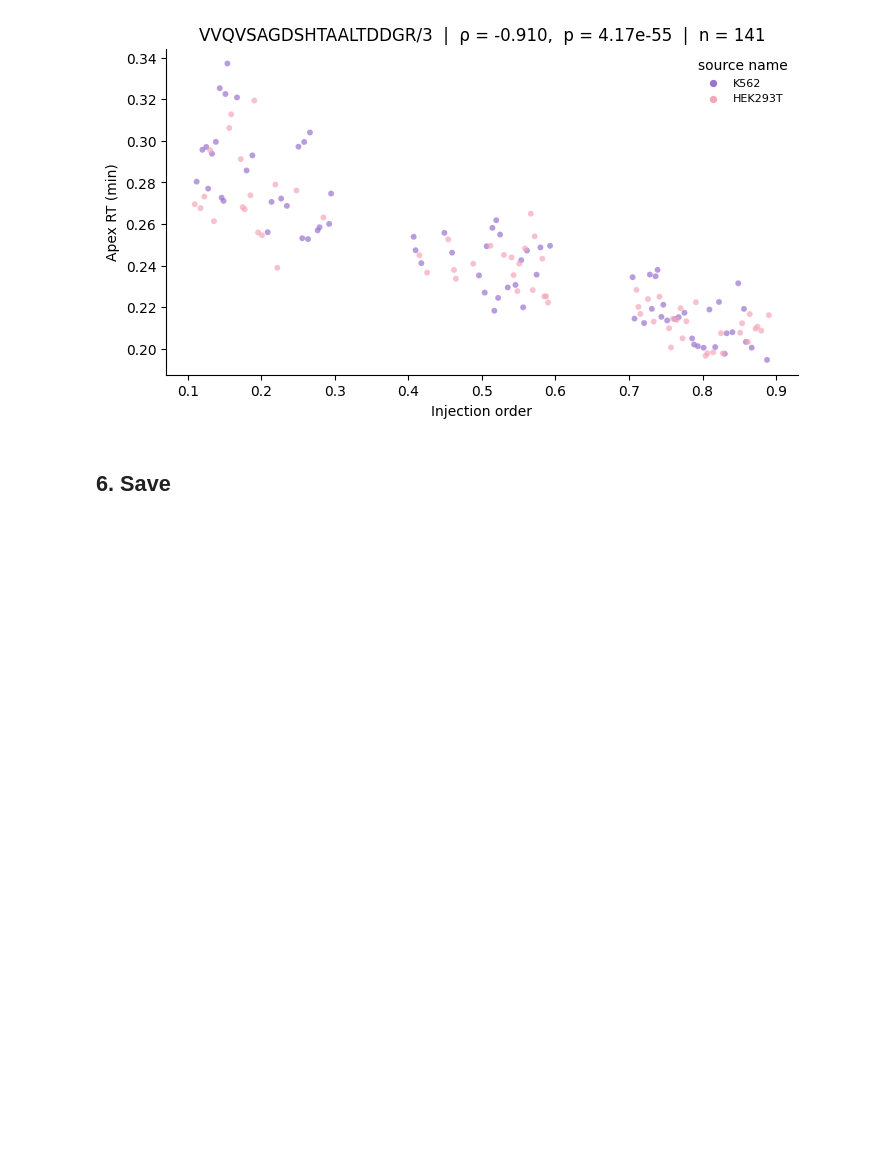
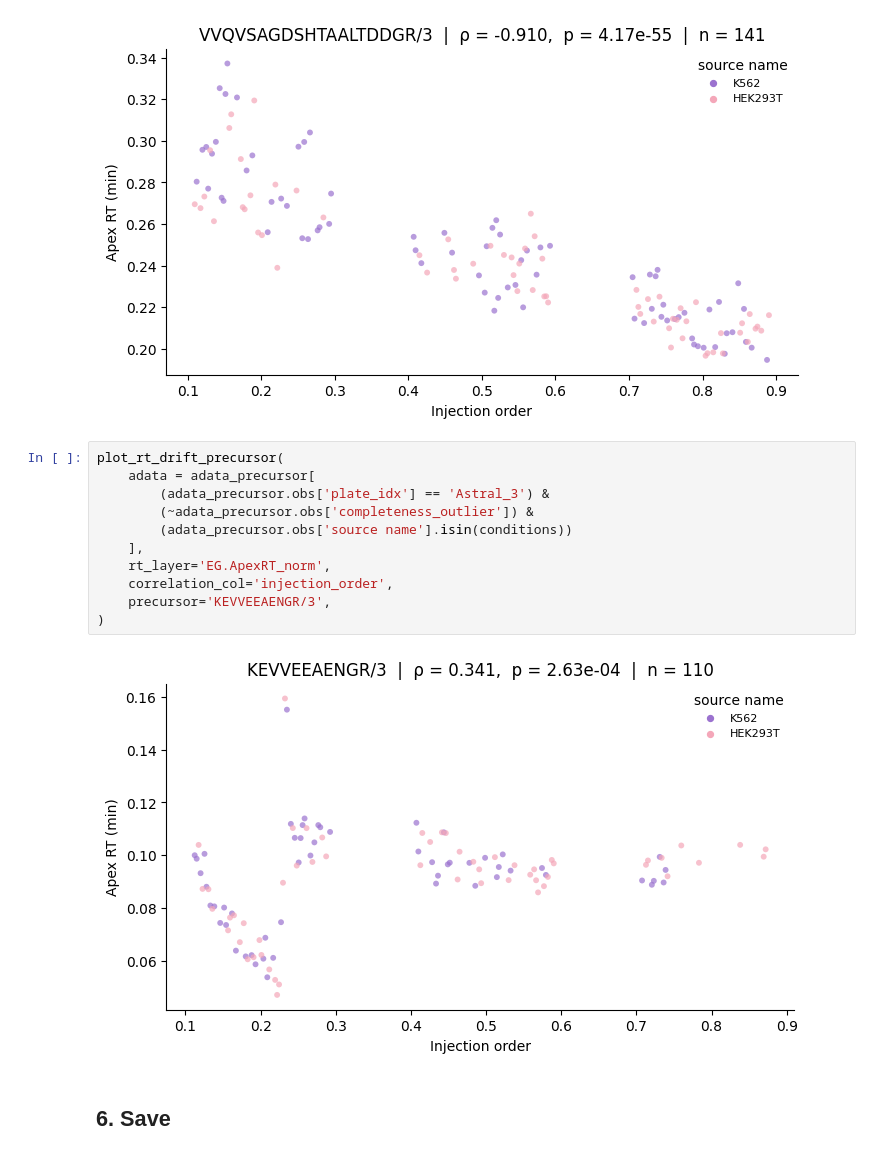
Before and after one commit to CompOmics/SCI, a Jupyter notebook: Notebooks/2_DatasetStatistics/03_Drift_over_time.ipynb, the cells around one changed output. Drawn from its saved outputs; the diff is of its cells as text; blank space fills up the shorter version.

```diff
--- a/Notebooks/2_DatasetStatistics/03_Drift_over_time.ipynb
+++ b/Notebooks/2_DatasetStatistics/03_Drift_over_time.ipynb
@@ -400,6 +409,19 @@ plot_rt_drift_precursor(
 # %% [output]
 [figure]
 [figure]
+# %%
+plot_rt_drift_precursor(
+    adata = adata_precursor[
+        (adata_precursor.obs['plate_idx'] == 'Astral_3') &
+        (~adata_precursor.obs['completeness_outlier']) &
+        (adata_precursor.obs['source name'].isin(conditions))
+    ],
+    rt_layer='EG.ApexRT_norm',
+    correlation_col='injection_order',
+    precursor='KEVVEEAENGR/3',
+)
+# %% [output]
+[figure, added]
 # %% [markdown]
 ## 6. Save
 # %%
```
Also changed, not shown: parts of 1 cell of this notebook.
